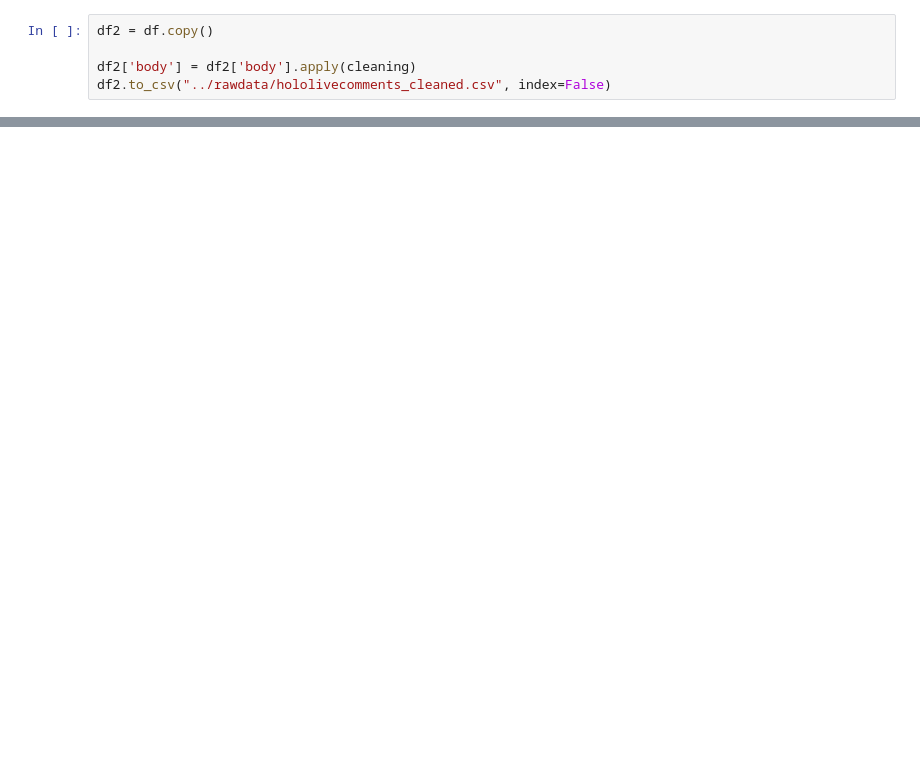
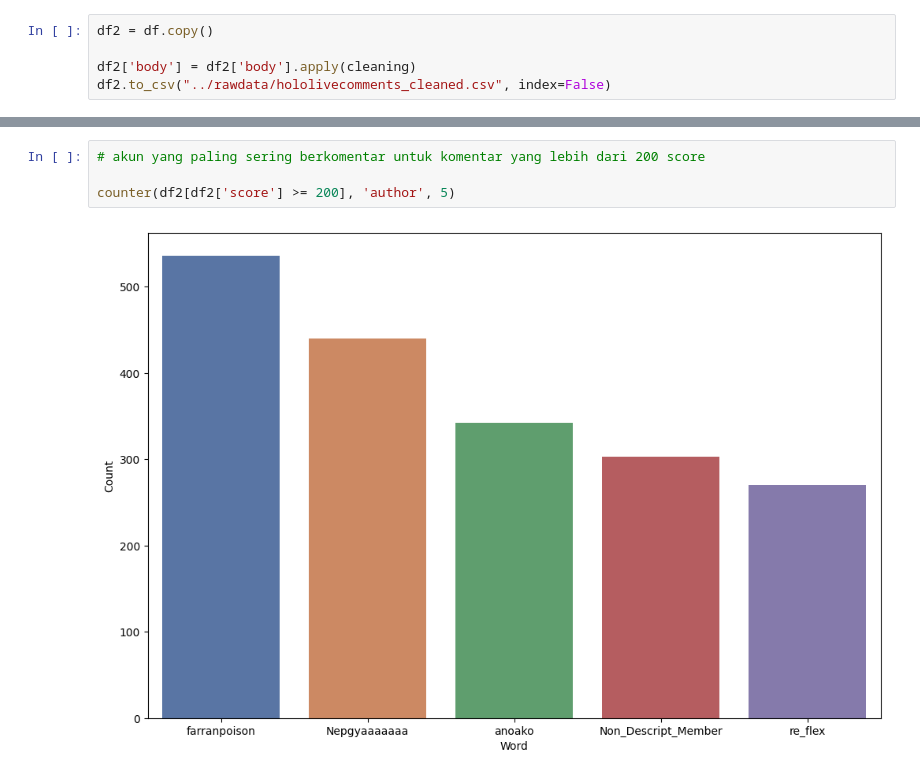
Before and after one commit to thefathan/RedditCrawler, a Jupyter notebook: src/dataprocess.ipynb, the cells around one changed output, grey strips where cells are left out. Cells and saved outputs as stored; diff of their text form; blank space fills up the shorter version.

```diff
--- a/src/dataprocess.ipynb
+++ b/src/dataprocess.ipynb
@@ -89,0 +130,6 @@ df2.to_csv("../rawdata/hololivecomments_cleaned.csv", index=False)
+# %%
+# akun yang paling sering berkomentar untuk komentar yang lebih dari 200 score
+
+counter(df2[df2['score'] >= 200], 'author', 5)
+# %% [output]
+[figure, added]
```
Also changed, not shown: parts of 4 cells of this notebook.
